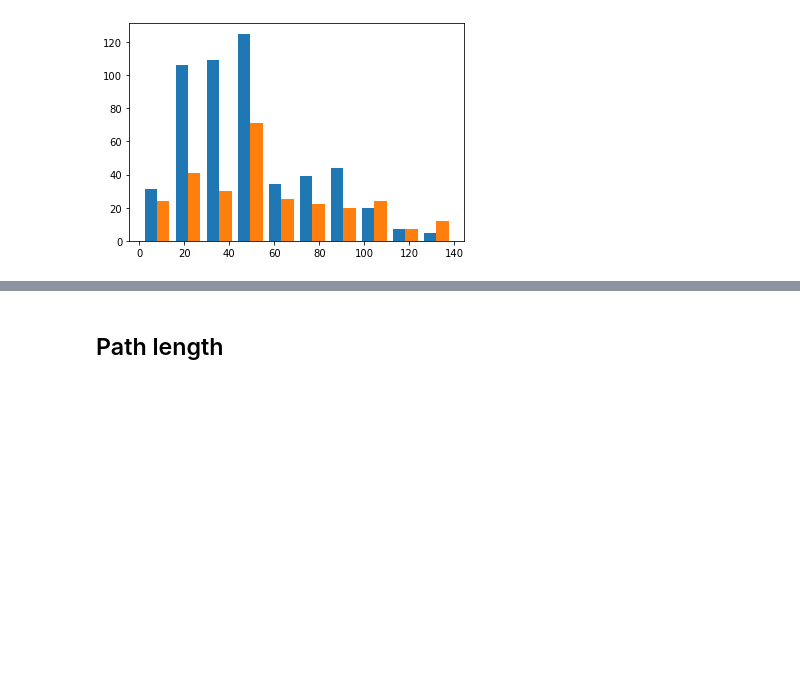
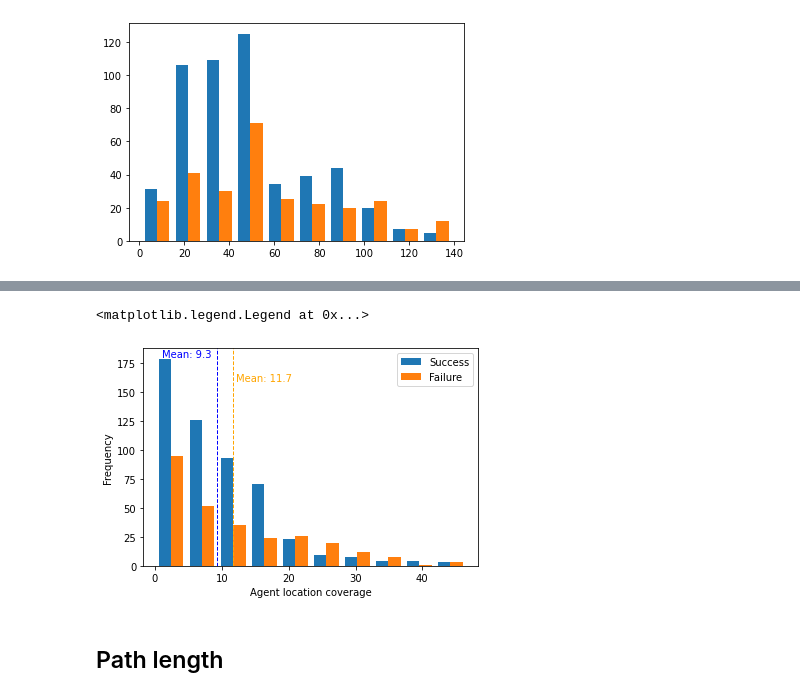
Before and after one commit to rish-raghu/Object-Goal-Navigation, a Jupyter notebook: Analysis.ipynb, the cells around one changed output, grey strips where cells are left out. Cells and saved outputs as stored; diff of their text form; code cells hidden in the pictures; blank space fills up the shorter version.

```diff
--- a/Analysis.ipynb
+++ b/Analysis.ipynb
@@ -266,3 +314,16 @@ plt.hist((success_areas, failure_areas))
+# %%
+plt.hist((success_loc_covs, failure_loc_covs), label=("Success", "Failure"))
+plt.axvline(mean_success_loc_cov, color='blue', linestyle='dashed', linewidth=1)
+plt.axvline(mean_failure_loc_cov, color='orange', linestyle='dashed', linewidth=1)
+_, max_ylim = plt.ylim()
+plt.text(1, max_ylim*0.96, 'Mean: {:.1f}'.format(mean_success_loc_cov), color="blue")
+plt.text(mean_failure_loc_cov*1.03, max_ylim*0.85, 'Mean: {:.1f}'.format(mean_failure_loc_cov), color="orange")
+plt.xlabel("Agent location coverage")
+plt.ylabel("Frequency")
+plt.legend()
+# %% [output]
+<matplotlib.legend.Legend at 0x...>
+[figure, added]
 # %% [markdown]
 ## Path length
 # %%
```
Also changed, not shown: parts of 41 cells of this notebook.
